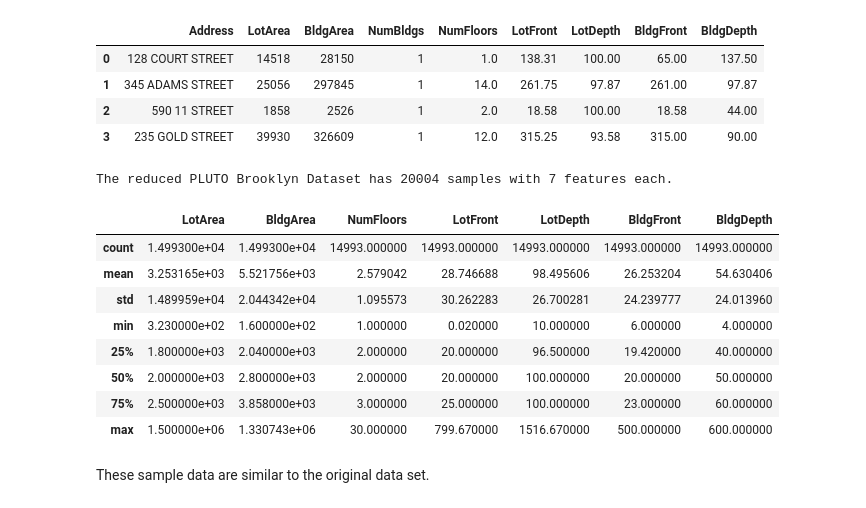
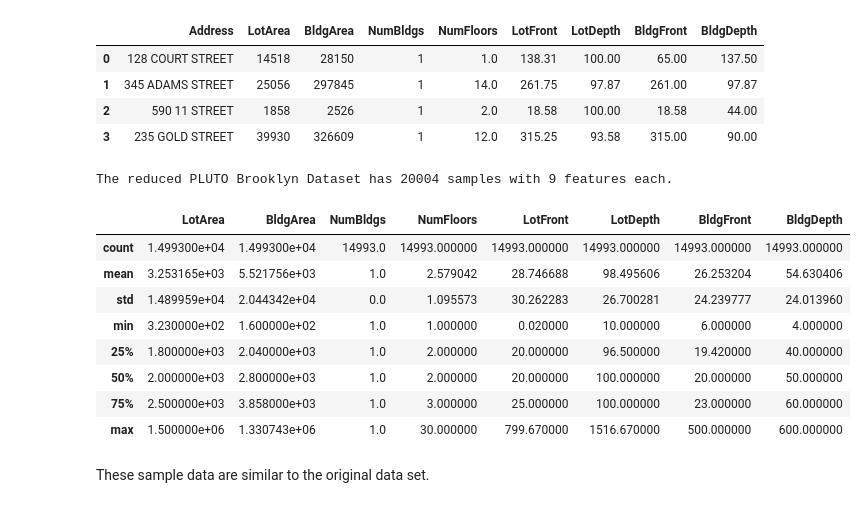
Before and after one commit to jperaino/MLND_Capstone, a Jupyter notebook: Capstone_Report.ipynb, the cells around one changed output. Cells and saved outputs as stored; diff of their text form; code cells hidden in the pictures.

```diff
--- a/Capstone_Report.ipynb
+++ b/Capstone_Report.ipynb
@@ -66,13 +66,19 @@ import visuals as vs
 # Pretty display for notebooks
 %matplotlib inline
 
+# Define column sets
+col_Import = ["Address", "LotArea", "BldgArea", "BldgFront", "BldgDepth", "NumFloors", "NumBldgs", "LotFront", "LotDepth"]
+col_Phys = ["BldgFront", "BldgDepth"]
+col_PhysPlus = ["BldgFront", "BldgDepth", "FlrShape", "FAR2", "NumFloors"]
+
 # Load the PLUTO Buildings Dataset for Brooklyn
 try:
     data = pd.read_csv("BK.csv",
             low_memory=False,
             # Dataset has 80+ features, so load only those which are relevant
             #usecols=["Address", "LotArea", "BldgArea", "BldgFront", "BldgDepth", "NumFloors", "NumBldgs", "LotFront", "LotDepth", "ComArea", "ResArea", "OfficeArea", "RetailArea", "GarageArea", "StrgeArea", "FactryArea"])
-            usecols=["Address", "LotArea", "BldgArea", "BldgFront", "BldgDepth", "NumFloors", "NumBldgs", "LotFront", "LotDepth"])
+            usecols= col_Import)
+
 
     print "PLUTO Brooklyn Dataset has {} samples with {} features each.".format(*data.shape)
 
@@ -134,42 +140,38 @@ Chosen samples from PLUTO database:
 # %%
 # Limit samples to sites with only one building
 data = data[data.NumBldgs == 1]
 
 # Remove samples with no data for physical characteristics
 data = data[data.NumFloors != 0]
 data = data[data.BldgFront != 0]
 data = data[data.BldgDepth != 0]
 data = data[data.LotFront != 0]
 data = data[data.LotDepth != 0]
 
 # Reduce data size by randomly select indices to create a sample.
 import random
 random.seed(a = 35)
 
 # Reduce data set by roughly 90%
 for i in range(20000):
     indices.append(random.randrange(0, 200000, 1))
 
 dataReduced = pd.DataFrame(data.loc[indices], columns = data.keys()).reset_index(drop = True)
 
-# Remove features that are no longer necessary
-dataReduced.drop(['Address', 'NumBldgs'], axis = 1, inplace = True)
-samples.drop(['Address', 'NumBldgs'], axis = 1, inplace = True)
-
 # Display a new description of the dataset
 print "The reduced PLUTO Brooklyn Dataset has {} samples with {} features each.".format(*dataReduced.shape)
 display(dataReduced.describe())
 # %% [output]
-The reduced PLUTO Brooklyn Dataset has 20004 samples with 7 features each.
+The reduced PLUTO Brooklyn Dataset has 20004 samples with 9 features each.
-|  | LotArea | BldgArea | NumFloors | LotFront | LotDepth | BldgFront | BldgDepth |
-| count | 1.499300e+04 | 1.499300e+04 | 14993.000000 | 14993.000000 | 14993.000000 | 14993.000000 | 14993.000000 |
-| mean | 3.253165e+03 | 5.521756e+03 | 2.579042 | 28.746688 | 98.495606 | 26.253204 | 54.630406 |
-| std | 1.489959e+04 | 2.044342e+04 | 1.095573 | 30.262283 | 26.700281 | 24.239777 | 24.013960 |
-| min | 3.230000e+02 | 1.600000e+02 | 1.000000 | 0.020000 | 10.000000 | 6.000000 | 4.000000 |
-| 25% | 1.800000e+03 | 2.040000e+03 | 2.000000 | 20.000000 | 96.500000 | 19.420000 | 40.000000 |
-| 50% | 2.000000e+03 | 2.800000e+03 | 2.000000 | 20.000000 | 100.000000 | 20.000000 | 50.000000 |
-| 75% | 2.500000e+03 | 3.858000e+03 | 3.000000 | 25.000000 | 100.000000 | 23.000000 | 60.000000 |
-| max | 1.500000e+06 | 1.330743e+06 | 30.000000 | 799.670000 | 1516.670000 | 500.000000 | 600.000000 |
+|  | LotArea | BldgArea | NumBldgs | NumFloors | LotFront | LotDepth | BldgFront | BldgDepth |
+| count | 1.499300e+04 | 1.499300e+04 | 14993.0 | 14993.000000 | 14993.000000 | 14993.000000 | 14993.000000 | 14993.000000 |
+| mean | 3.253165e+03 | 5.521756e+03 | 1.0 | 2.579042 | 28.746688 | 98.495606 | 26.253204 | 54.630406 |
+| std | 1.489959e+04 | 2.044342e+04 | 0.0 | 1.095573 | 30.262283 | 26.700281 | 24.239777 | 24.013960 |
+| min | 3.230000e+02 | 1.600000e+02 | 1.0 | 1.000000 | 0.020000 | 10.000000 | 6.000000 | 4.000000 |
+| 25% | 1.800000e+03 | 2.040000e+03 | 1.0 | 2.000000 | 20.000000 | 96.500000 | 19.420000 | 40.000000 |
+| 50% | 2.000000e+03 | 2.800000e+03 | 1.0 | 2.000000 | 20.000000 | 100.000000 | 20.000000 | 50.000000 |
+| 75% | 2.500000e+03 | 3.858000e+03 | 1.0 | 3.000000 | 25.000000 | 100.000000 | 23.000000 | 60.000000 |
+| max | 1.500000e+06 | 1.330743e+06 | 1.0 | 30.000000 | 799.670000 | 1516.670000 | 500.000000 | 600.000000 |
 # %% [markdown]
 These sample data are similar to the original data set.
 # %% [markdown]
```
Also changed, not shown: parts of 14 cells of this notebook.
